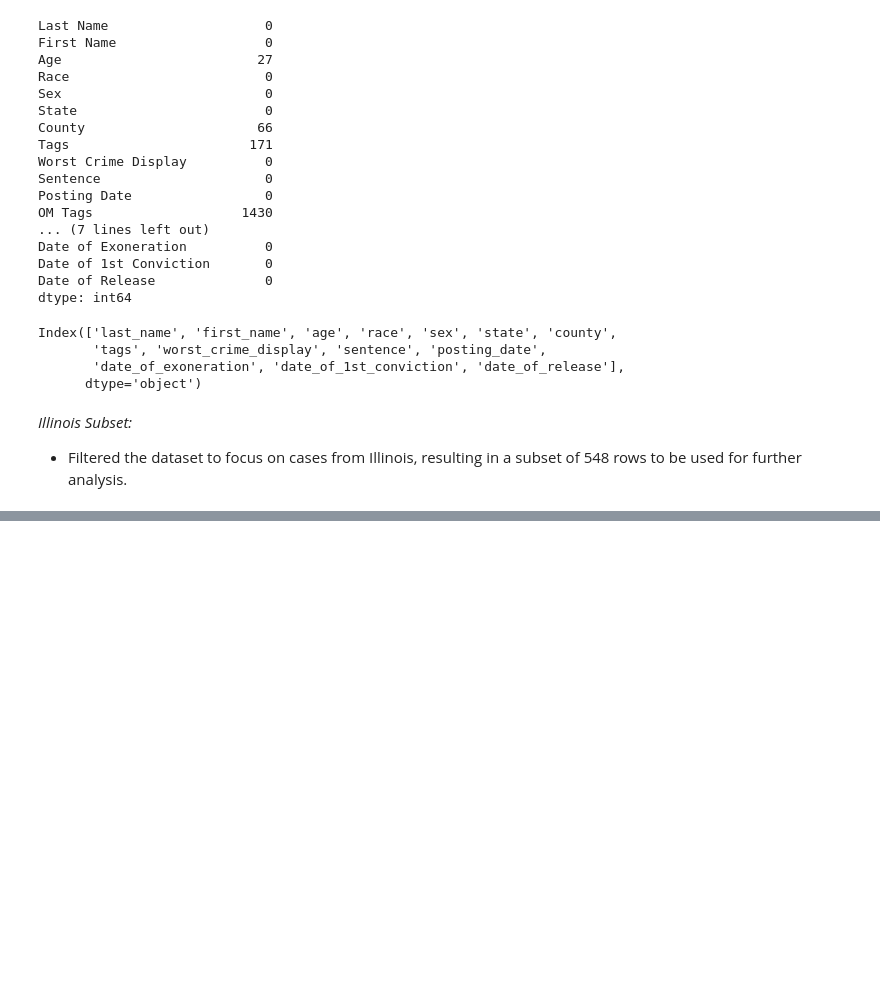
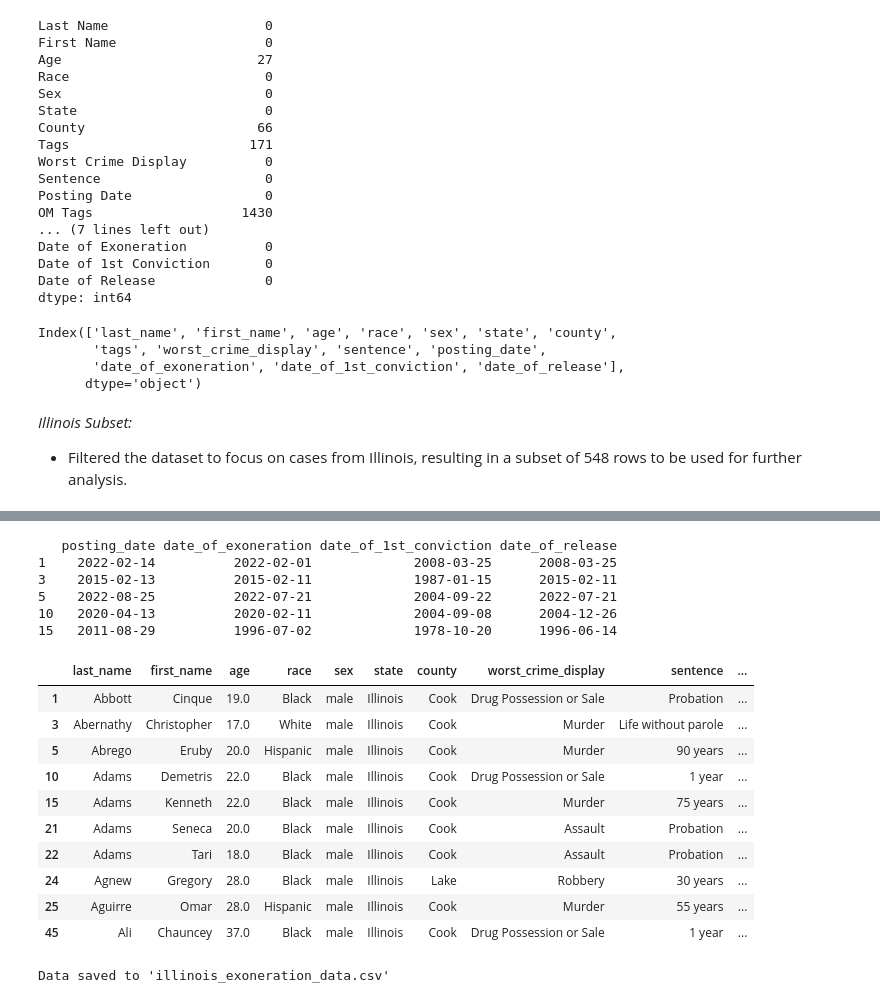
Before and after one commit to courtneyrgreen/dsan5000_final_project, a Jupyter notebook: technical-details/data-cleaning/main.ipynb, the cells around one changed output, grey strips where cells are left out. Drawn from its saved outputs; the diff is of its cells as text; code cells hidden in the pictures; blank space fills up the shorter version.

```diff
--- a/technical-details/data-cleaning/main.ipynb
+++ b/technical-details/data-cleaning/main.ipynb
@@ -104,0 +244,46 @@ Number of rows:  548
+# %%
+# Convert date columns into datetime format
+for col in ['posting_date', 'date_of_exoneration', 'date_of_1st_conviction', 'date_of_release']:
+    try:
+        # Attempt to convert with explicit format (MM/DD/YY)
+        df[col] = pd.to_datetime(df[col], format='%m/%d/%y', errors='coerce')
+    except Exception as e:
+        print(f"Error processing column {col}: {e}")
+        df[col] = pd.to_datetime(df[col], errors='coerce')  # Fallback to auto-detection
+
+print(df[['posting_date', 'date_of_exoneration', 'date_of_1st_conviction', 'date_of_release']].head())
+# %% [output]
+   posting_date date_of_exoneration date_of_1st_conviction date_of_release
+1    2022-02-14          2022-02-01             2008-03-25      2008-03-25
+3    2015-02-13          2015-02-11             1987-01-15      2015-02-11
+5    2022-08-25          2022-07-21             2004-09-22      2022-07-21
+10   2020-04-13          2020-02-11             2004-09-08      2004-12-26
+15   2011-08-29          1996-07-02             1978-10-20      1996-06-14
+# %%
+# Reordering columns to place 'sentence_in_years' after 'sentence'
+columns = list(df.columns)  # Get all columns
+columns.insert(columns.index('sentence') + 1, columns.pop(columns.index('sentence_in_years')))  # Move 'sentence_in_years'
+df = df[columns]  # Reorder DataFrame
+
+# Display the updated DataFrame
+df.head()
+pd.set_option('display.max_columns', None)
+df.head(10)
+# %% [output]
+|  | last_name | first_name | age | race | sex | state | county | worst_crime_display | sentence | ... |
+| 1 | Abbott | Cinque | 19.0 | Black | male | Illinois | Cook | Drug Possession or Sale | Probation | ... |
+| 3 | Abernathy | Christopher | 17.0 | White | male | Illinois | Cook | Murder | Life without parole | ... |
+| 5 | Abrego | Eruby | 20.0 | Hispanic | male | Illinois | Cook | Murder | 90 years | ... |
+| 10 | Adams | Demetris | 22.0 | Black | male | Illinois | Cook | Drug Possession or Sale | 1 year | ... |
+| 15 | Adams | Kenneth | 22.0 | Black | male | Illinois | Cook | Murder | 75 years | ... |
+| 21 | Adams | Seneca | 20.0 | Black | male | Illinois | Cook | Assault | Probation | ... |
+| 22 | Adams | Tari | 18.0 | Black | male | Illinois | Cook | Assault | Probation | ... |
+| 24 | Agnew | Gregory | 28.0 | Black | male | Illinois | Lake | Robbery | 30 years | ... |
+| 25 | Aguirre | Omar | 28.0 | Hispanic | male | Illinois | Cook | Murder | 55 years | ... |
+| 45 | Ali | Chauncey | 37.0 | Black | male | Illinois | Cook | Drug Possession or Sale | 1 year | ... |
+# %%
+df.to_csv('../../data/processed-data/illinois_exoneration_data.csv', index=False)
+
+print("Data saved to 'illinois_exoneration_data.csv'")
+# %% [output]
+Data saved to 'illinois_exoneration_data.csv'
```
Also changed, not shown: parts of 9 cells of this notebook, 16 other files.
